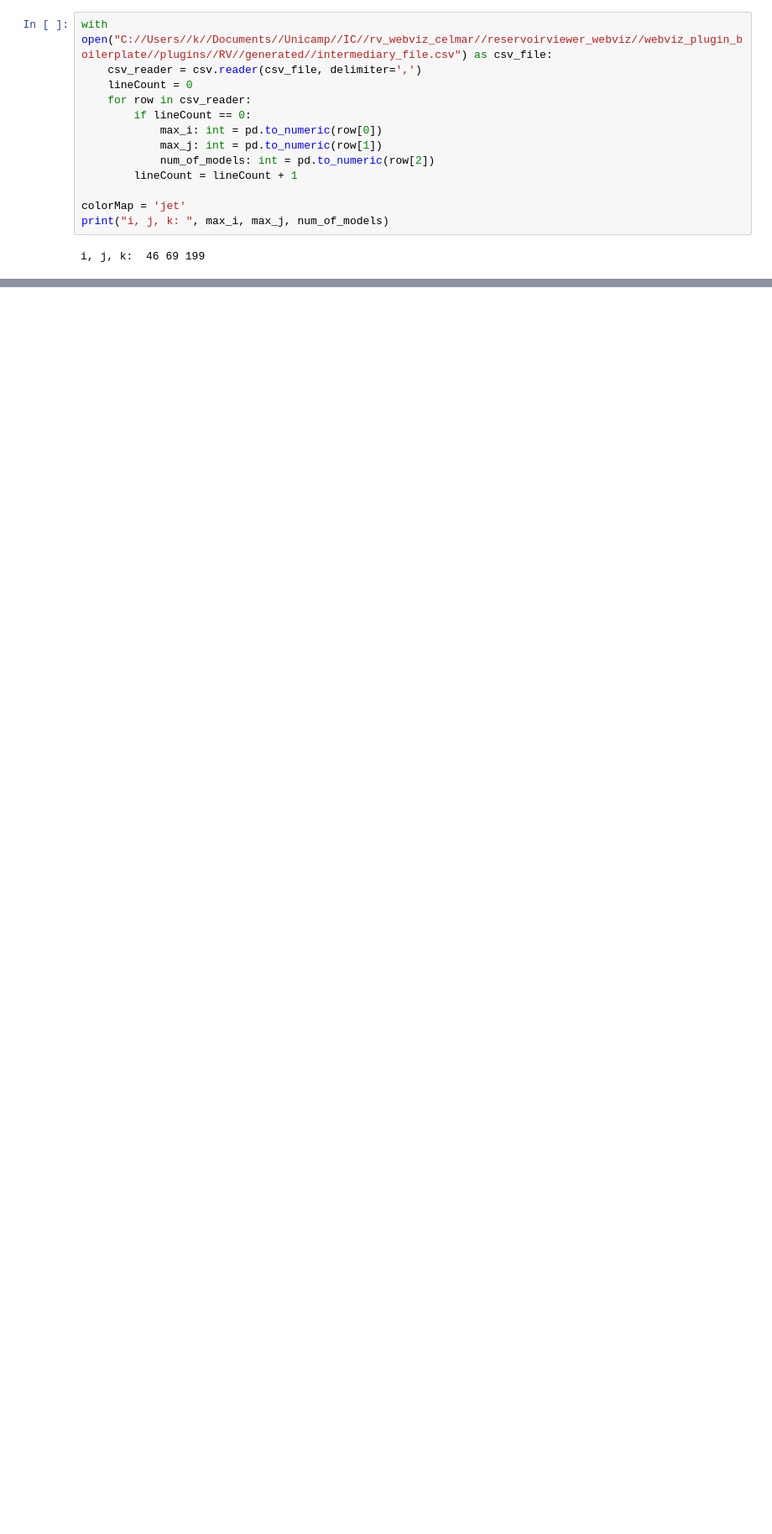
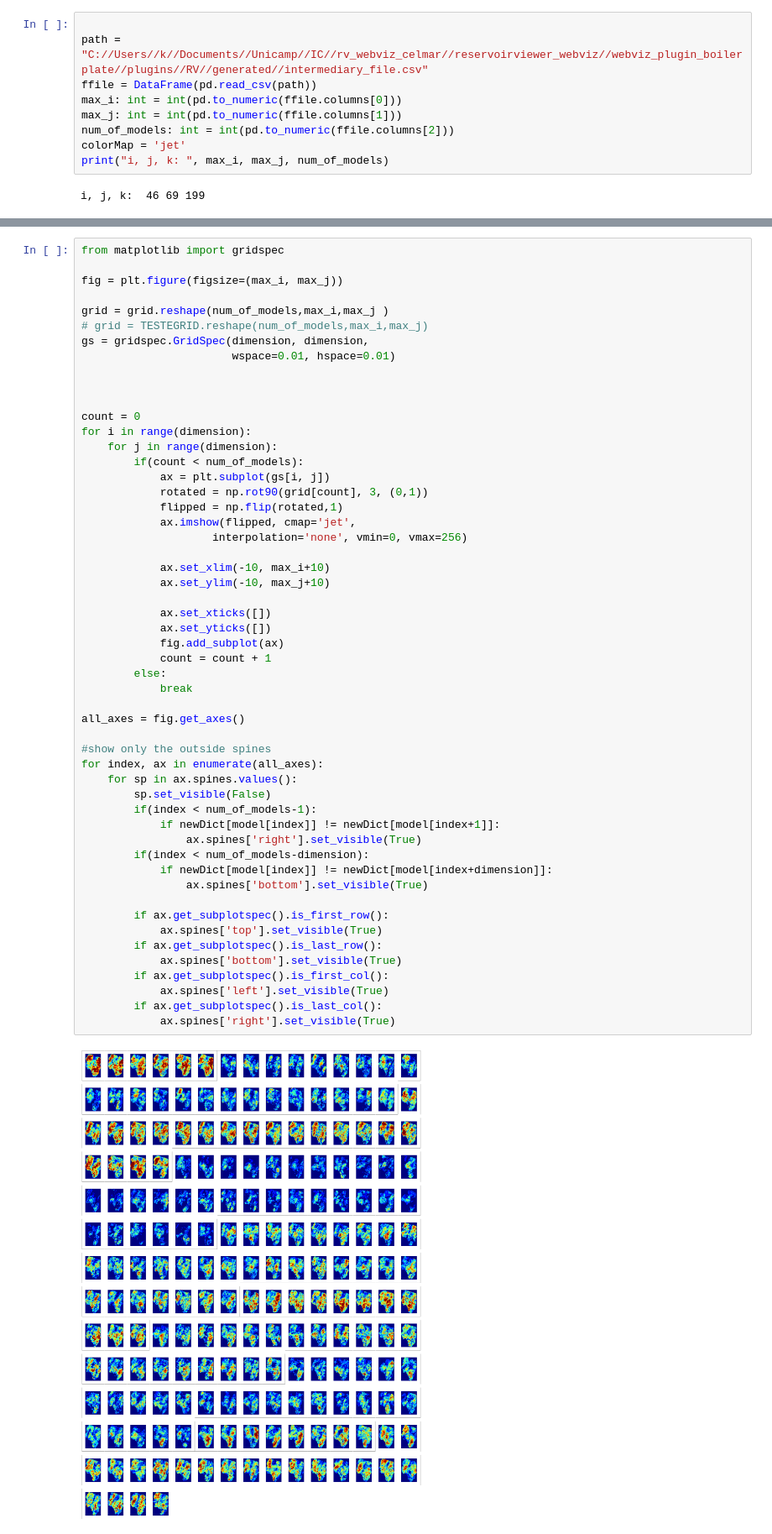
Before and after one commit to celmarguimaraes/reservoirviewer_webviz, a Jupyter notebook: webviz_plugin_boilerplate/plugins/RV/notebookteste2.ipynb, the cells around one changed output, grey strips where cells are left out. Shown at 84% size. Saved outputs shown, nothing was run; the diff lists cells and outputs as text; blank space fills up the shorter version.

```diff
--- a/webviz_plugin_boilerplate/plugins/RV/notebookteste2.ipynb
+++ b/webviz_plugin_boilerplate/plugins/RV/notebookteste2.ipynb
@@ -11,16 +13,12 @@ from sklearn import metrics
 from sklearn.cluster import KMeans
 from scipy.spatial.distance import cdist
 # %%
-with open("C://Users//k//Documents//Unicamp//IC//rv_webviz_celmar//reservoirviewer_webviz//webviz_plugin_boilerplate//plugins//RV//generated//intermediary_file.csv") as csv_file:
-    csv_reader = csv.reader(csv_file, delimiter=',')
-    lineCount = 0
-    for row in csv_reader:
-        if lineCount == 0:
-            max_i: int = pd.to_numeric(row[0])
-            max_j: int = pd.to_numeric(row[1])
-            num_of_models: int = pd.to_numeric(row[2])
-        lineCount = lineCount + 1
 
+path = "C://Users//k//Documents//Unicamp//IC//rv_webviz_celmar//reservoirviewer_webviz//webviz_plugin_boilerplate//plugins//RV//generated//intermediary_file.csv"
+ffile = DataFrame(pd.read_csv(path))
+max_i: int = int(pd.to_numeric(ffile.columns[0]))
+max_j: int = int(pd.to_numeric(ffile.columns[1]))
+num_of_models: int = int(pd.to_numeric(ffile.columns[2]))
 colorMap = 'jet'
 print("i, j, k: ", max_i, max_j, num_of_models)
 # %% [output]
@@ -151,3 +137,58 @@ print(newDict)
+# %%
+from matplotlib import gridspec
+
+fig = plt.figure(figsize=(max_i, max_j))
+
+grid = grid.reshape(num_of_models,max_i,max_j )
+# grid = TESTEGRID.reshape(num_of_models,max_i,max_j)
+gs = gridspec.GridSpec(dimension, dimension,
+                       wspace=0.01, hspace=0.01)
+
+
+
+count = 0
+for i in range(dimension):
+    for j in range(dimension):
+        if(count < num_of_models):
+            ax = plt.subplot(gs[i, j])
+            rotated = np.rot90(grid[count], 3, (0,1))
+            flipped = np.flip(rotated,1)
+            ax.imshow(flipped, cmap='jet',
+                    interpolation='none', vmin=0, vmax=256)
+
+            ax.set_xlim(-10, max_i+10)
+            ax.set_ylim(-10, max_j+10)
+
+            ax.set_xticks([])
+            ax.set_yticks([])
+            fig.add_subplot(ax)
+            count = count + 1
+        else:
+            break
+
+all_axes = fig.get_axes()
+
+#show only the outside spines
+for index, ax in enumerate(all_axes):
+    for sp in ax.spines.values():
+        sp.set_visible(False)
+        if(index < num_of_models-1):
+            if newDict[model[index]] != newDict[model[index+1]]:
+                ax.spines['right'].set_visible(True)
+        if(index < num_of_models-dimension):
+            if newDict[model[index]] != newDict[model[index+dimension]]:
+                ax.spines['bottom'].set_visible(True)
+
+        if ax.get_subplotspec().is_first_row():
+            ax.spines['top'].set_visible(True)
+        if ax.get_subplotspec().is_last_row():
+            ax.spines['bottom'].set_visible(True)
+        if ax.get_subplotspec().is_first_col():
+            ax.spines['left'].set_visible(True)
+        if ax.get_subplotspec().is_last_col():
+            ax.spines['right'].set_visible(True)
+# %% [output]
+[figure, added]
 # %%
 from matplotlib import gridspec
 
```
Also changed, not shown: parts of 10 cells of this notebook, 5 other files.
